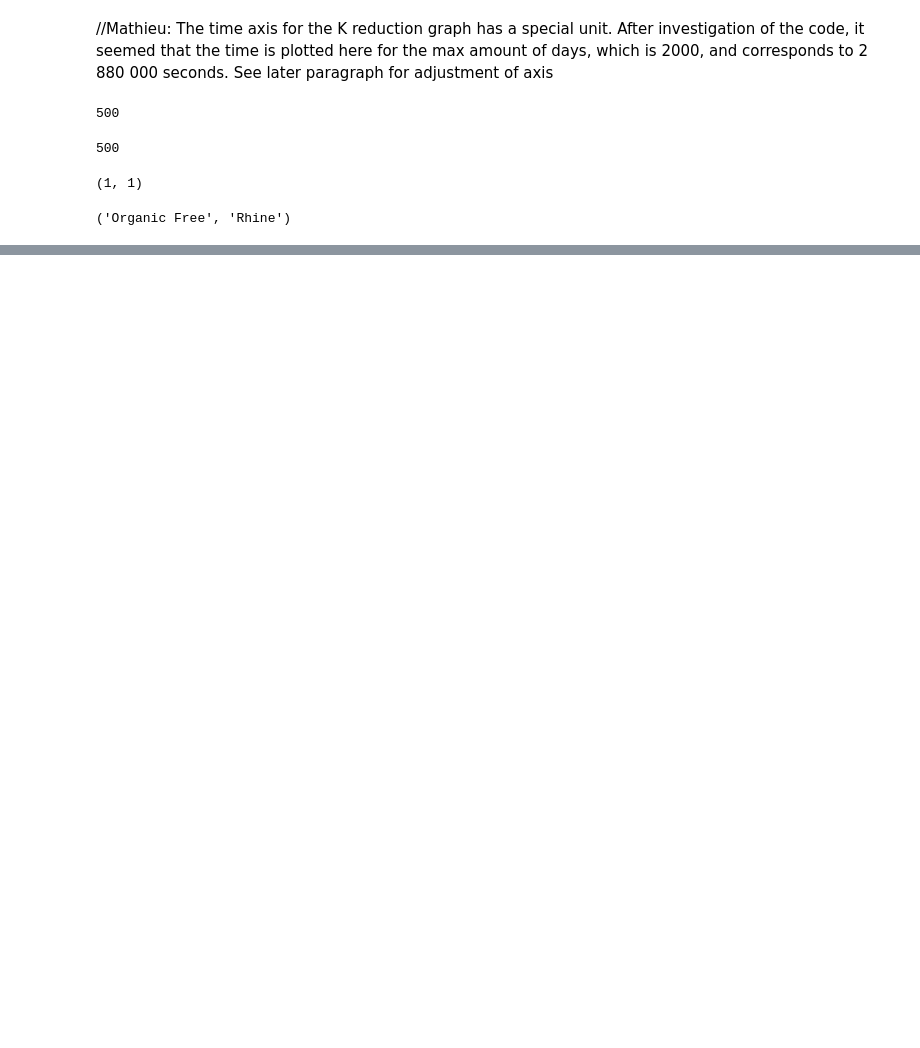
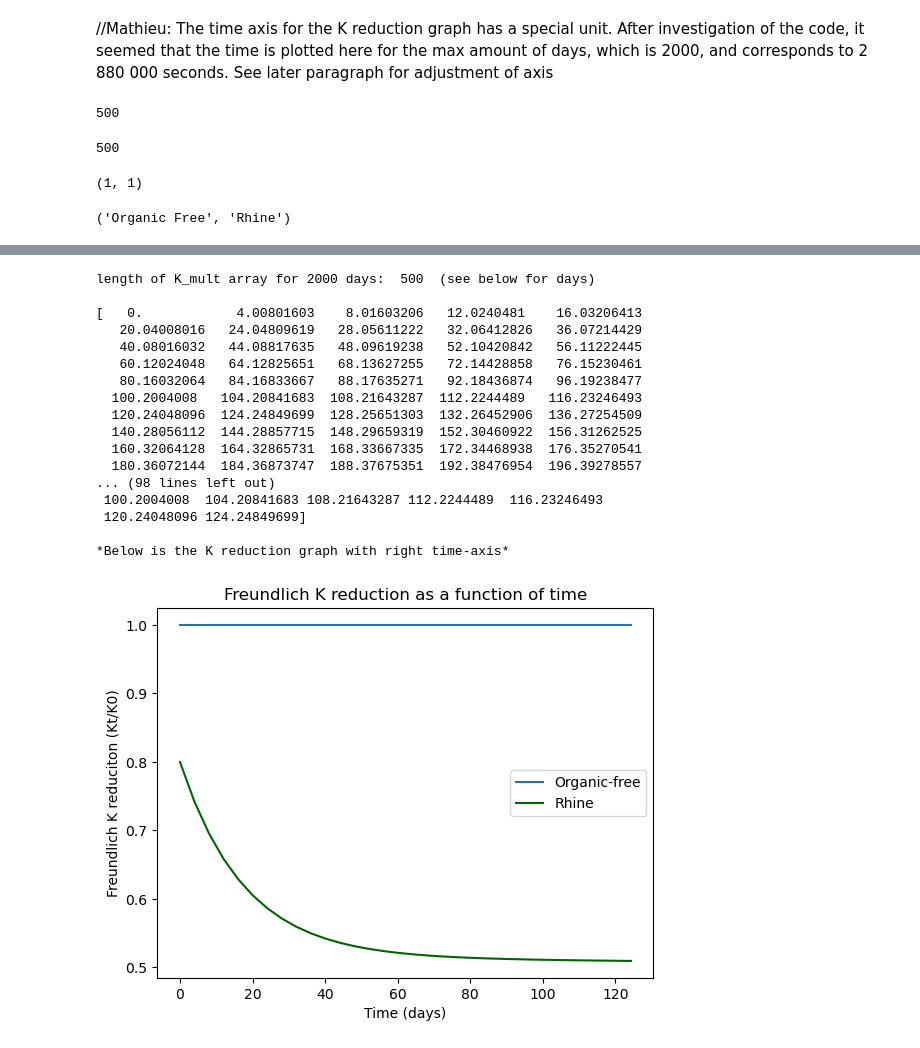
Before and after one commit to matcoghe/Thesis-Modelling-activated-carbon, a Jupyter notebook: 5.4_USEPA_fouling_approach/5.4_USEPA_fouling_approach.ipynb, the cells around one changed output, grey strips where cells are left out. Saved outputs shown, nothing was run; the diff lists cells and outputs as text; code cells hidden in the pictures; blank space fills up the shorter version.

```diff
--- a/5.4_USEPA_fouling_approach/5.4_USEPA_fouling_approach.ipynb
+++ b/5.4_USEPA_fouling_approach/5.4_USEPA_fouling_approach.ipynb
@@ -171,0 +181,49 @@ column.water_type, column2.water_type
+# %%
+days_of_operation_column = 124
+
+K_time = np.array(column.K_time)
+
+K_time_days = K_time/(60*24)
+
+print('length of K_mult array for 2000 days: ', len(K_time_days),' (see below for days)\n')
+print(K_time_days,'\n')
+
+index = np.argmax(K_time_days >= days_of_operation_column)
+print('length of K_mult array for 124 days: ', index+1,' (see below for days)\n')
+
+print(K_time_days[:index+1])
+print('\n*Below is the K reduction graph with right time-axis*\n')
+
+plt.figure()
+plt.plot(K_time_days[:index+1],
+         column.K_mult_time[:index+1],
+         label='Organic-free')
+plt.plot(K_time_days[:index+1],
+         column2.K_mult_time[:index+1],
+         label='Rhine',
+         color='darkgreen')
+plt.legend()
+plt.title('Freundlich K reduction as a function of time')  # Title of the plot
+plt.xlabel('Time (days)')  # Label for the x-axis
+plt.ylabel('Freundlich K reduciton (Kt/K0)')  # Label for the y-axis
+plt.grid(False)
+plt.show()  # Display the plot
+# %% [output]
+length of K_mult array for 2000 days:  500  (see below for days)
+
+[   0.            4.00801603    8.01603206   12.0240481    16.03206413
+   20.04008016   24.04809619   28.05611222   32.06412826   36.07214429
+   40.08016032   44.08817635   48.09619238   52.10420842   56.11222445
+   60.12024048   64.12825651   68.13627255   72.14428858   76.15230461
+   80.16032064   84.16833667   88.17635271   92.18436874   96.19238477
+  100.2004008   104.20841683  108.21643287  112.2244489   116.23246493
+  120.24048096  124.24849699  128.25651303  132.26452906  136.27254509
+  140.28056112  144.28857715  148.29659319  152.30460922  156.31262525
+  160.32064128  164.32865731  168.33667335  172.34468938  176.35270541
+  180.36072144  184.36873747  188.37675351  192.38476954  196.39278557
+... (98 lines left out)
+ 100.2004008  104.20841683 108.21643287 112.2244489  116.23246493
+ 120.24048096 124.24849699]
+
+*Below is the K reduction graph with right time-axis*
+[figure, added]
```
Also changed, not shown: parts of 2 cells of this notebook, 7 other files.
